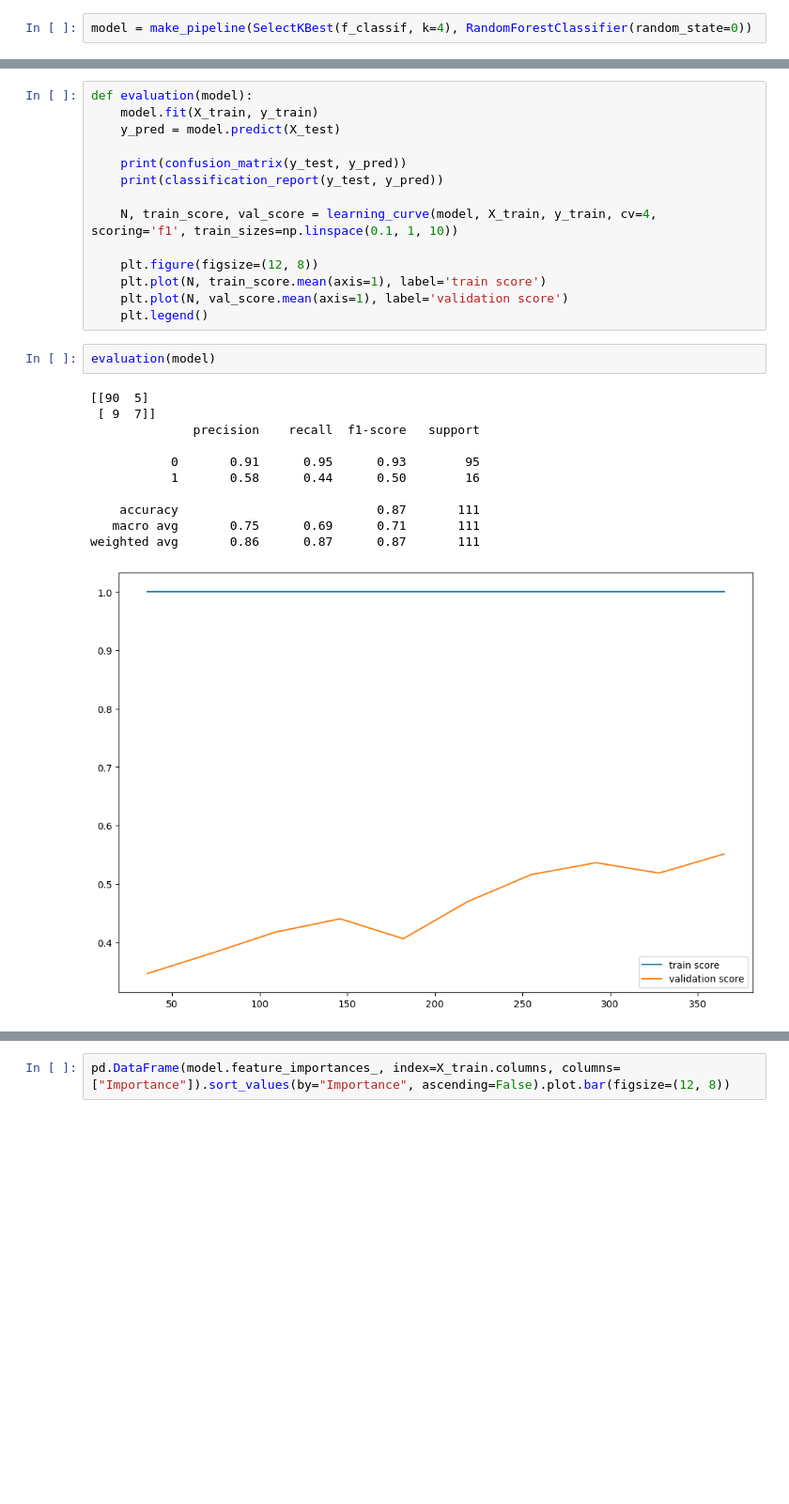
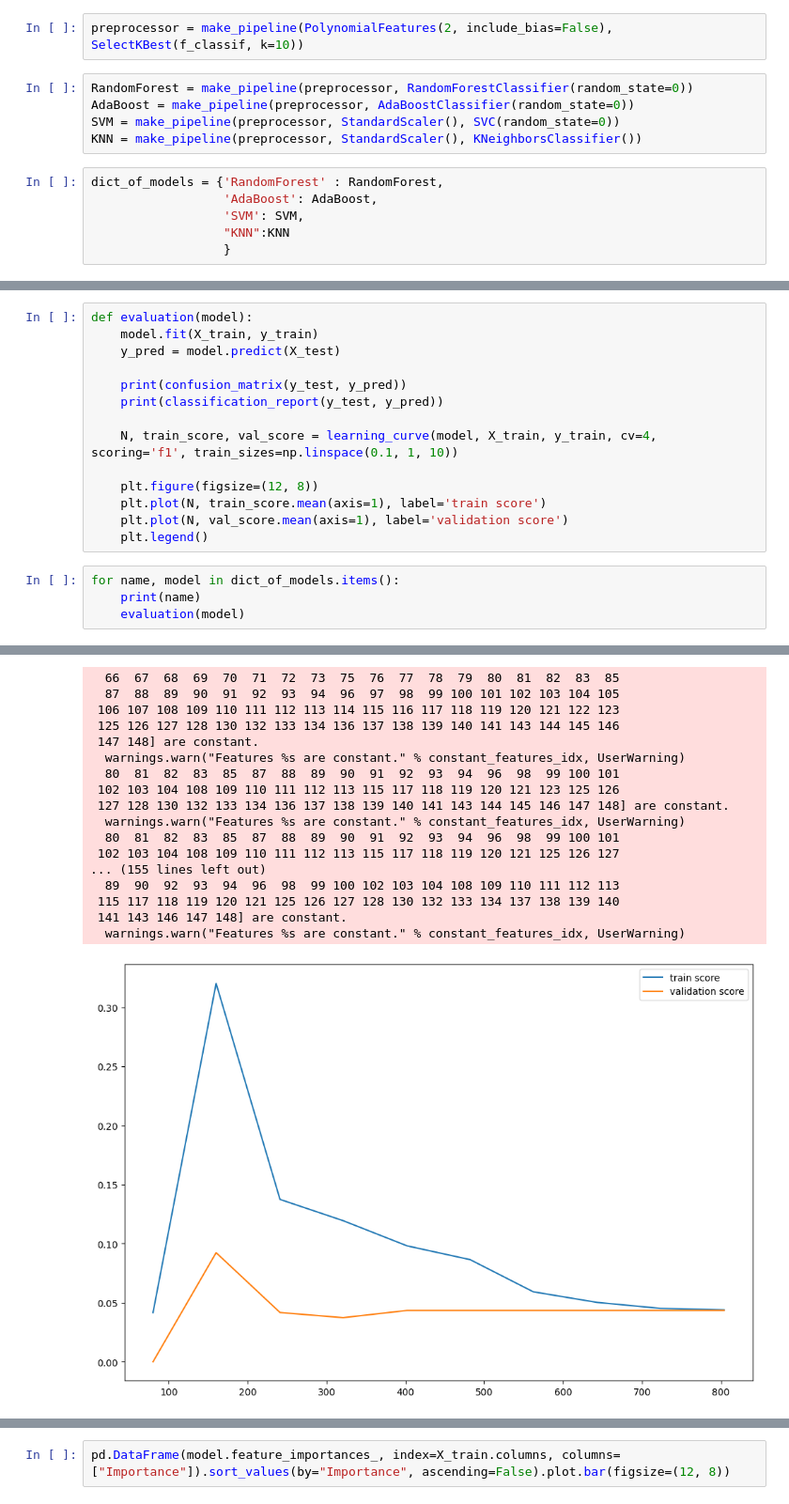
Before and after one commit to KHARBOUCHEBilal/Covid_2019_ML, a Jupyter notebook: preprocessing.ipynb, the cells around one changed output, grey strips where cells are left out. Shown at 94% size. Cells and saved outputs as stored; diff of their text form; blank space fills up the shorter version.

```diff
--- a/preprocessing.ipynb
+++ b/preprocessing.ipynb
@@ -146,6 +167,17 @@ from sklearn.preprocessing import PolynomialFeatures
 from sklearn.decomposition import PCA
-# %%
-model = make_pipeline(SelectKBest(f_classif, k=4), RandomForestClassifier(random_state=0))
+# %%
+preprocessor = make_pipeline(PolynomialFeatures(2, include_bias=False), SelectKBest(f_classif, k=10))
+# %%
+RandomForest = make_pipeline(preprocessor, RandomForestClassifier(random_state=0))
+AdaBoost = make_pipeline(preprocessor, AdaBoostClassifier(random_state=0))
+SVM = make_pipeline(preprocessor, StandardScaler(), SVC(random_state=0))
+KNN = make_pipeline(preprocessor, StandardScaler(), KNeighborsClassifier())
+# %%
+dict_of_models = {'RandomForest' : RandomForest,
+                  'AdaBoost': AdaBoost,
+                  'SVM': SVM,
+                  "KNN":KNN
+                  }
 # %% [markdown]
 # Precedure d'evaluation
 # %%
@@ -165,17 +197,8 @@ def evaluation(model):
     plt.plot(N, train_score.mean(axis=1), label='train score')
     plt.plot(N, val_score.mean(axis=1), label='validation score')
     plt.legend()
-# %%
-evaluation(model)
-# %% [output]
-[[90  5]
- [ 9  7]]
-              precision    recall  f1-score   support
-
-           0       0.91      0.95      0.93        95
-           1       0.58      0.44      0.50        16
-
-    accuracy                           0.87       111
-   macro avg       0.75      0.69      0.71       111
-weighted avg       0.86      0.87      0.87       111
-[figure, removed]
+# %%
+for name, model in dict_of_models.items():
+    print(name)
+    evaluation(model)
+# %% [output]
@@ -181,0 +300,18 @@ weighted avg       0.86      0.87      0.87       111
+  66  67  68  69  70  71  72  73  75  76  77  78  79  80  81  82  83  85
+  87  88  89  90  91  92  93  94  96  97  98  99 100 101 102 103 104 105
+ 106 107 108 109 110 111 112 113 114 115 116 117 118 119 120 121 122 123
+ 125 126 127 128 130 132 133 134 136 137 138 139 140 141 143 144 145 146
+ 147 148] are constant.
+  warnings.warn("Features %s are constant." % constant_features_idx, UserWarning)
+  80  81  82  83  85  87  88  89  90  91  92  93  94  96  98  99 100 101
+ 102 103 104 108 109 110 111 112 113 115 117 118 119 120 121 123 125 126
+ 127 128 130 132 133 134 136 137 138 139 140 141 143 144 145 146 147 148] are constant.
+  warnings.warn("Features %s are constant." % constant_features_idx, UserWarning)
+  80  81  82  83  85  87  88  89  90  91  92  93  94  96  98  99 100 101
+ 102 103 104 108 109 110 111 112 113 115 117 118 119 120 121 125 126 127
+... (155 lines left out)
+  89  90  92  93  94  96  98  99 100 102 103 104 108 109 110 111 112 113
+ 115 117 118 119 120 121 125 126 127 128 130 132 133 134 137 138 139 140
+ 141 143 146 147 148] are constant.
+  warnings.warn("Features %s are constant." % constant_features_idx, UserWarning)
+[figure, added]
```
Also changed, not shown: parts of 7 cells of this notebook, 1 other file.
